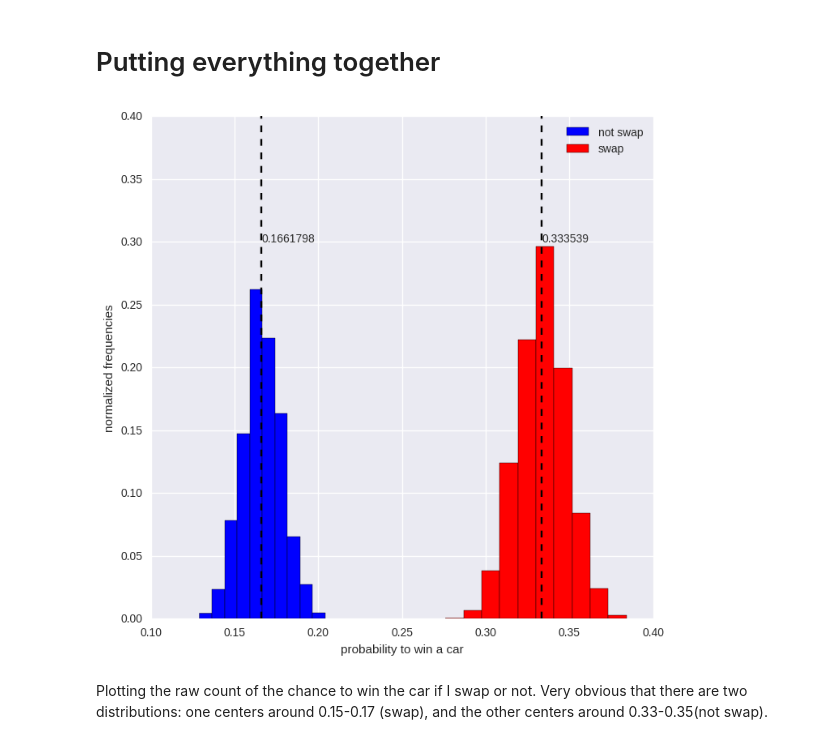
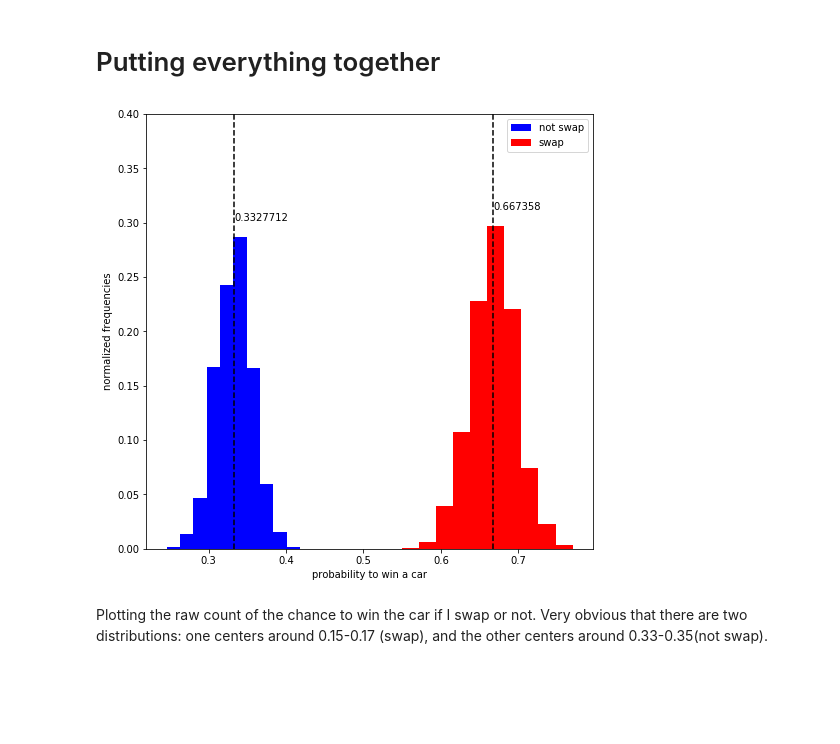
Before and after one commit to nmningmei/intuitive_probability_games, a Jupyter notebook: Monty_Hall_problem/Simulation_Monty Hall problem.ipynb, the cells around one changed output. Drawn from its saved outputs; the diff is of its cells as text; code cells hidden in the pictures; blank space fills up the shorter version.

```diff
--- a/Monty_Hall_problem/Simulation_Monty Hall problem.ipynb
+++ b/Monty_Hall_problem/Simulation_Monty Hall problem.ipynb
@@ -56,21 +56,21 @@ sim = pd.concat(prizeGet)
 sim = sim[sim['prize']=='car']
 # %%
 fig,ax = plt.subplots(1,1,figsize=(8,8))
-d = sim[sim['change']=='not swap']['p'].values
+d = sim[sim['change']=='not swap']['p'].values*2
 weights = np.ones_like(d)/float(len(d))
 _=ax.hist(d,weights=weights,color='blue',label='not swap')
 _=ax.axvline(d.mean(),color='k',linestyle='--')
 _=ax.annotate(d.mean(),xy=(d.mean(),ax.get_ylim()[1]))
-d = sim[sim['change']=='swap']['p'].values
+d = sim[sim['change']=='swap']['p'].values*2
 weights = np.ones_like(d)/float(len(d))
 _=ax.hist(d,weights=weights,color='red',label='swap')
 _=ax.set(xlabel='probability to win a car',ylabel='normalized frequencies')
 _=ax.axvline(d.mean(),color='k',linestyle='--')
 _=ax.annotate(d.mean(),xy=(d.mean(),ax.get_ylim()[1]))
 _=ax.legend()
 _=ax.set(ylim=(0,0.4))
 # %% [output]
-[figure, old version]
+[figure, new version]
 # %% [markdown]
 Plotting the raw count of the chance to win the car if I swap or not. Very obvious that there are two distributions: one centers around 0.15-0.17 (swap), and the other centers around 0.33-0.35(not swap).
 # %%
```
Also changed, not shown: parts of 2 cells of this notebook.
